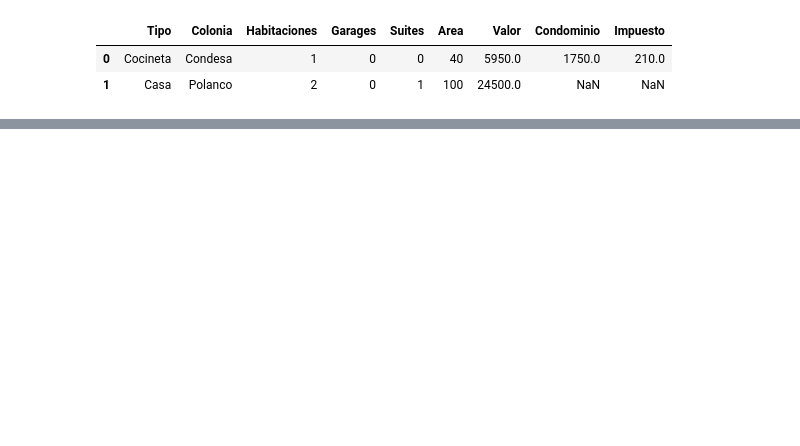
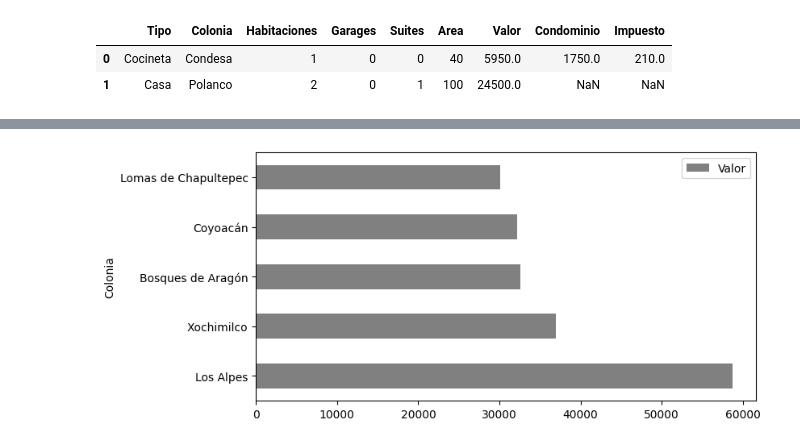
Before and after one commit to Maucho6340/pandas, a Jupyter notebook: inmuebles_cmdx.ipynb, the cells around one changed output, grey strips where cells are left out. Cells and saved outputs as stored; diff of their text form; code cells hidden in the pictures; blank space fills up the shorter version.

```diff
--- a/inmuebles_cmdx.ipynb
+++ b/inmuebles_cmdx.ipynb
@@ -371,0 +444,8 @@ porcentaje_tipo.plot(kind='barh', figsize=(12,8), color='green', xlabel='Tipos',
+# %%
+# 4.- Crear un gráfico de barras horizontales que muestre las 5 colonias con los promedios de alquiler más altos.
+# Como queremos crear un gráfico con solo las 5 colonias que tienen el promedio de alquiler más alto, podemos usar
+# .head() para seleccionar las 5 primeras filas del DataFrame que creamos en el desafío 3 y guardar eso en una variable:
+df_colonias = df.groupby('Colonia')[['Valor']].mean().sort_values('Valor', ascending=False).head()
+df_colonias.plot(kind='barh', figsize=(8,4), color='grey');
+# %% [output]
+[figure, added]
```
Also changed, not shown: parts of 42 cells of this notebook.
